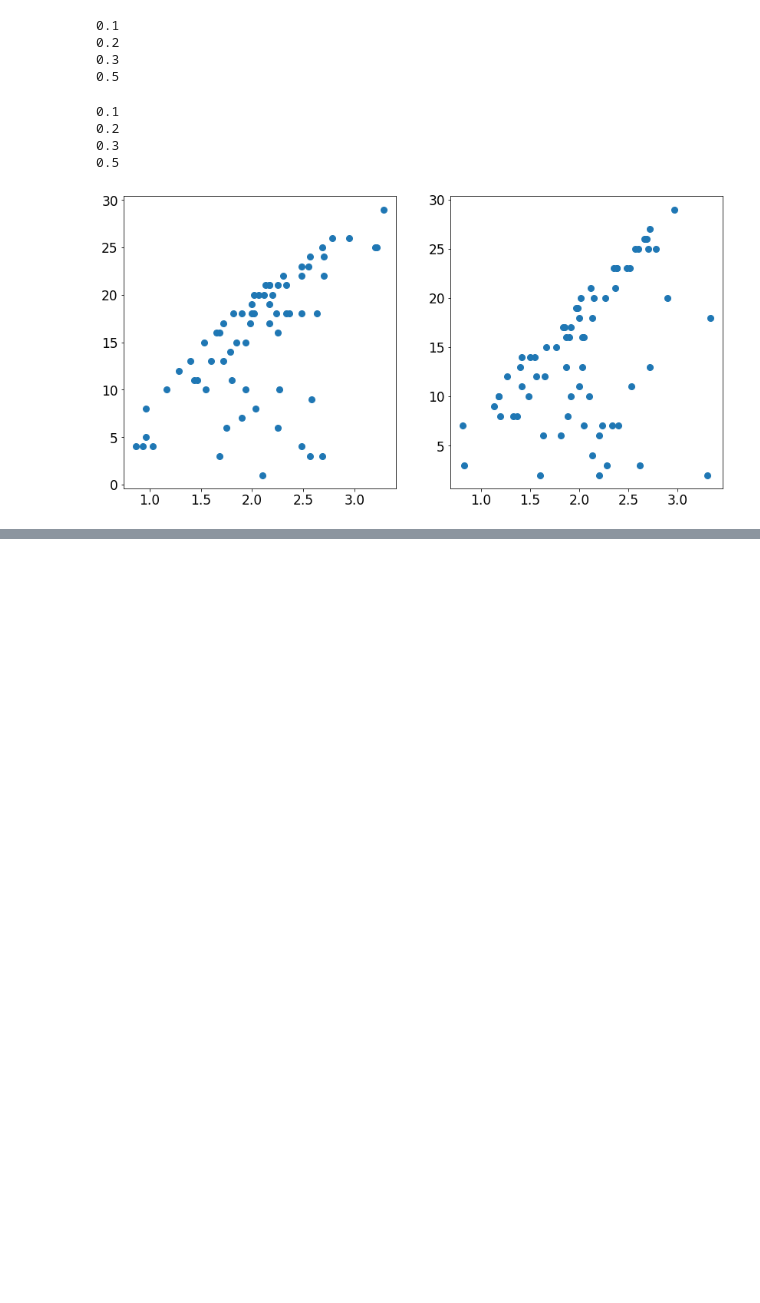
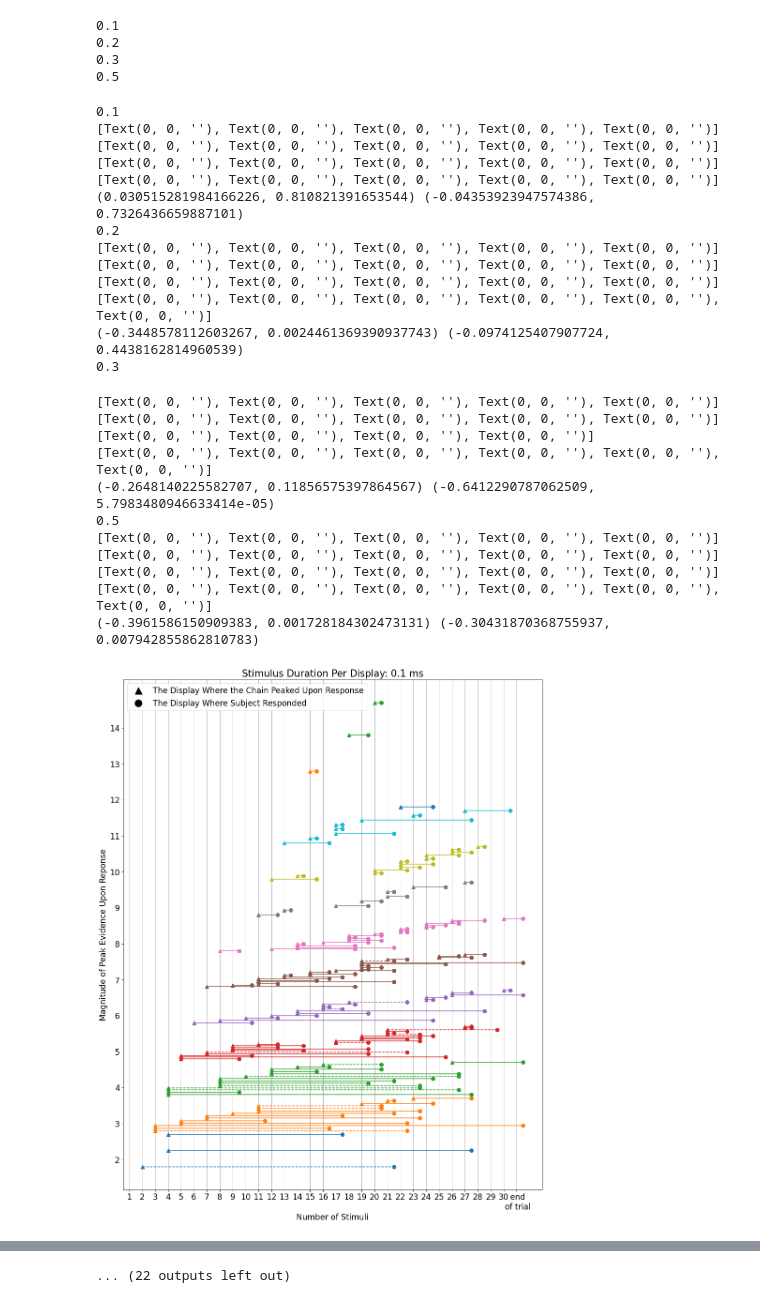
Before and after one commit to jennyqsun/evidence_chain, a Jupyter notebook: pilot_plots.ipynb, the cells around one changed output, grey strips where cells are left out. Saved outputs shown, nothing was run; the diff lists cells and outputs as text; code cells hidden in the pictures; blank space fills up the shorter version.

```diff
--- a/pilot_plots.ipynb
+++ b/pilot_plots.ipynb
@@ -348,19 +348,39 @@ for stim in stimDur:
 # %%
 for stim in stimDur:
     print(stim)
     d,dur = getDict(allData,dur=stim)
-#     plot_sorted(d,dur)
-#     plot_max_boundary(d,dur)
-#     plot_hist(d,dur,step=4)
-#     plot_rt(d,dur)
-#     plot_count(d,dur)
-#     plot_hist_runs(d,dur, step=4)
+    plot_sorted(d,dur)
+    plot_max_boundary(d,dur)
+    plot_hist(d,dur,step=4)
+    plot_rt(d,dur)
+#    plot_count(d,dur)
+    plot_hist_runs(d,dur, step=4)
     plot_peak_rt(d,dur)
-#     plot_rt_bound(d,dur)
-# #     plot_hist_count(d,dur)
+    plot_rt_bound(d,dur)
+    plot_hist_count(d,dur)
 # %% [output]
 0.1
+[Text(0, 0, ''), Text(0, 0, ''), Text(0, 0, ''), Text(0, 0, ''), Text(0, 0, '')]
+[Text(0, 0, ''), Text(0, 0, ''), Text(0, 0, ''), Text(0, 0, ''), Text(0, 0, '')]
+[Text(0, 0, ''), Text(0, 0, ''), Text(0, 0, ''), Text(0, 0, ''), Text(0, 0, '')]
+[Text(0, 0, ''), Text(0, 0, ''), Text(0, 0, ''), Text(0, 0, ''), Text(0, 0, '')]
+(0.030515281984166226, 0.810821391653544) (-0.04353923947574386, 0.7326436659887101)
 0.2
+[Text(0, 0, ''), Text(0, 0, ''), Text(0, 0, ''), Text(0, 0, ''), Text(0, 0, '')]
+[Text(0, 0, ''), Text(0, 0, ''), Text(0, 0, ''), Text(0, 0, ''), Text(0, 0, '')]
+[Text(0, 0, ''), Text(0, 0, ''), Text(0, 0, ''), Text(0, 0, ''), Text(0, 0, '')]
+[Text(0, 0, ''), Text(0, 0, ''), Text(0, 0, ''), Text(0, 0, ''), Text(0, 0, ''), Text(0, 0, '')]
+(-0.3448578112603267, 0.0024461369390937743) (-0.0974125407907724, 0.4438162814960539)
 0.3
-0.5
+[Text(0, 0, ''), Text(0, 0, ''), Text(0, 0, ''), Text(0, 0, ''), Text(0, 0, '')]
+[Text(0, 0, ''), Text(0, 0, ''), Text(0, 0, ''), Text(0, 0, ''), Text(0, 0, '')]
+[Text(0, 0, ''), Text(0, 0, ''), Text(0, 0, ''), Text(0, 0, '')]
+[Text(0, 0, ''), Text(0, 0, ''), Text(0, 0, ''), Text(0, 0, ''), Text(0, 0, ''), Text(0, 0, '')]
+(-0.2648140225582707, 0.11856575397864567) (-0.6412290787062509, 5.7983480946633414e-05)
+0.5
+[Text(0, 0, ''), Text(0, 0, ''), Text(0, 0, ''), Text(0, 0, ''), Text(0, 0, '')]
+[Text(0, 0, ''), Text(0, 0, ''), Text(0, 0, ''), Text(0, 0, ''), Text(0, 0, '')]
+[Text(0, 0, ''), Text(0, 0, ''), Text(0, 0, ''), Text(0, 0, ''), Text(0, 0, '')]
+[Text(0, 0, ''), Text(0, 0, ''), Text(0, 0, ''), Text(0, 0, ''), Text(0, 0, ''), Text(0, 0, '')]
+(-0.3961586150909383, 0.001728184302473131) (-0.30431870368755937, 0.007942855862810783)
-[figure, old version]
+[figure, new version]
@@ -369,0 +396 @@ for stim in stimDur:
+... (22 outputs left out)
```
Also changed, not shown: parts of 1 cell of this notebook.
